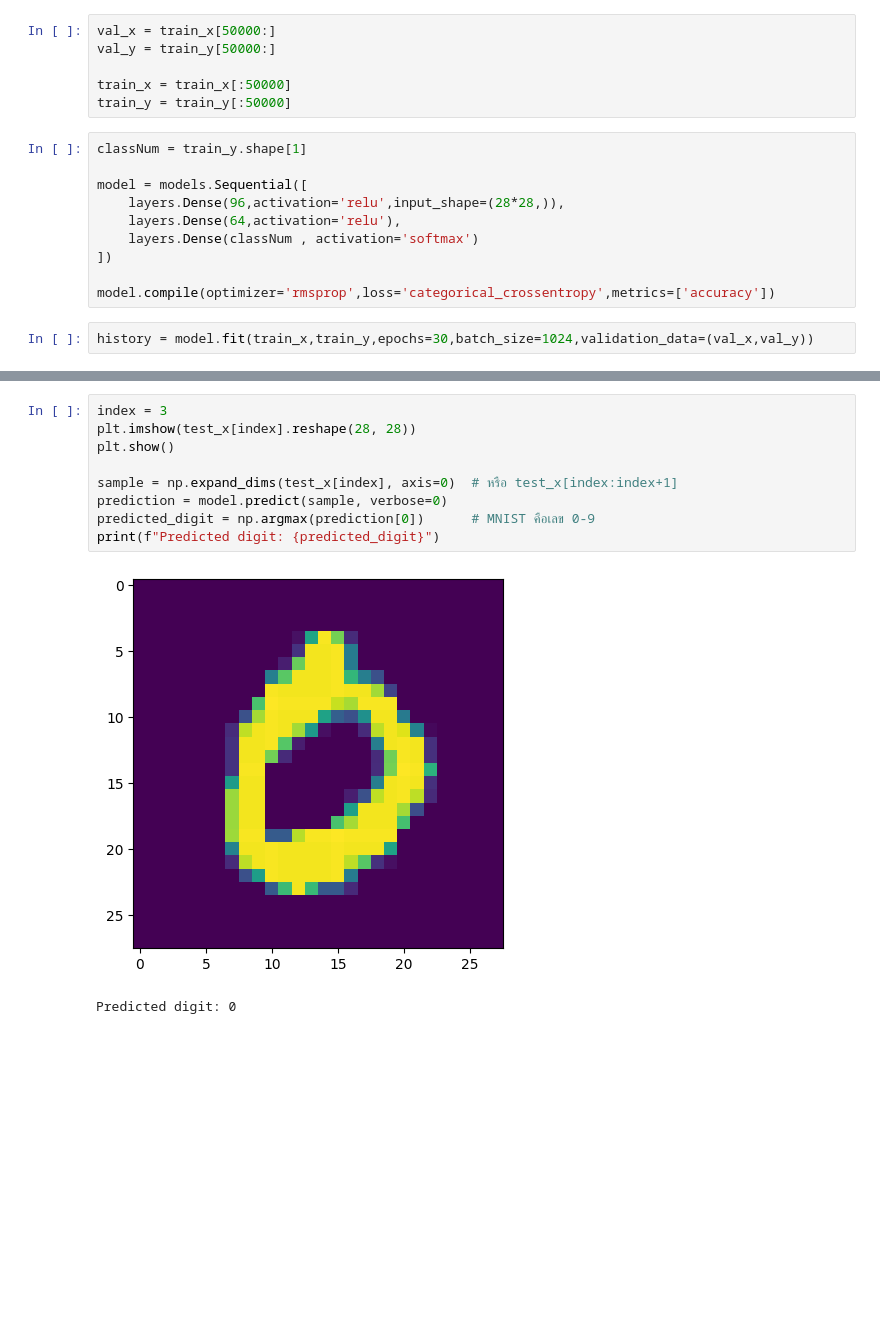
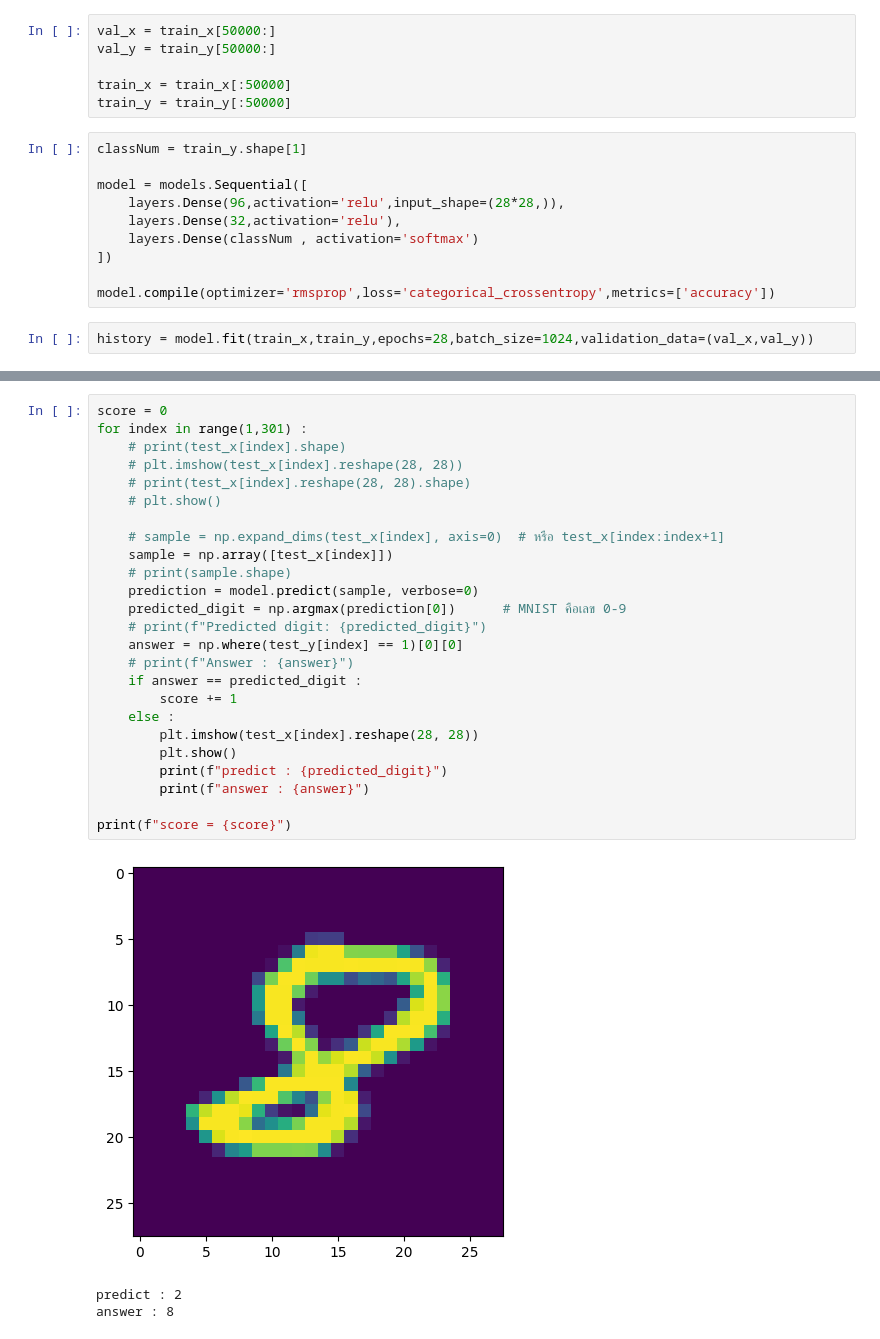
Before and after one commit to bpppoh/Mylearning, a Jupyter notebook: 4312/character.ipynb, the cells around one changed output, grey strips where cells are left out. Saved outputs shown, nothing was run; the diff lists cells and outputs as text; blank space fills up the shorter version.

Commit message:
4312 midterm test

```diff
--- a/4312/character.ipynb
+++ b/4312/character.ipynb
@@ -33,11 +33,11 @@ classNum = train_y.shape[1]
 
 model = models.Sequential([
     layers.Dense(96,activation='relu',input_shape=(28*28,)),
-    layers.Dense(64,activation='relu'),
+    layers.Dense(32,activation='relu'),
     layers.Dense(classNum , activation='softmax')
 ])
 
 model.compile(optimizer='rmsprop',loss='categorical_crossentropy',metrics=['accuracy'])
 # %%
-history = model.fit(train_x,train_y,epochs=30,batch_size=1024,validation_data=(val_x,val_y))
+history = model.fit(train_x,train_y,epochs=28,batch_size=1024,validation_data=(val_x,val_y))
 # %% [output]
@@ -99,13 +99,30 @@ print(acc)
 0.9764999747276306
 # %%
-index = 3
-plt.imshow(test_x[index].reshape(28, 28))
-plt.show()
+score = 0
+for index in range(1,301) :
+    # print(test_x[index].shape)
+    # plt.imshow(test_x[index].reshape(28, 28))
+    # print(test_x[index].reshape(28, 28).shape)
+    # plt.show()
 
-sample = np.expand_dims(test_x[index], axis=0)  # หรือ test_x[index:index+1]
-prediction = model.predict(sample, verbose=0)
-predicted_digit = np.argmax(prediction[0])      # MNIST คือเลข 0-9
-print(f"Predicted digit: {predicted_digit}")
+    # sample = np.expand_dims(test_x[index], axis=0)  # หรือ test_x[index:index+1]
+    sample = np.array([test_x[index]])
+    # print(sample.shape)
+    prediction = model.predict(sample, verbose=0)
+    predicted_digit = np.argmax(prediction[0])      # MNIST คือเลข 0-9
+    # print(f"Predicted digit: {predicted_digit}")
+    answer = np.where(test_y[index] == 1)[0][0]
+    # print(f"Answer : {answer}")
+    if answer == predicted_digit :
+        score += 1
+    else :
+        plt.imshow(test_x[index].reshape(28, 28))
+        plt.show()
+        print(f"predict : {predicted_digit}")
+        print(f"answer : {answer}")
+
+print(f"score = {score}")
 # %% [output]
-[figure, old version]
+[figure, new version]
-Predicted digit: 0
+predict : 2
+answer : 8
```
Also changed, not shown: parts of 4 cells of this notebook, 7 other files.
